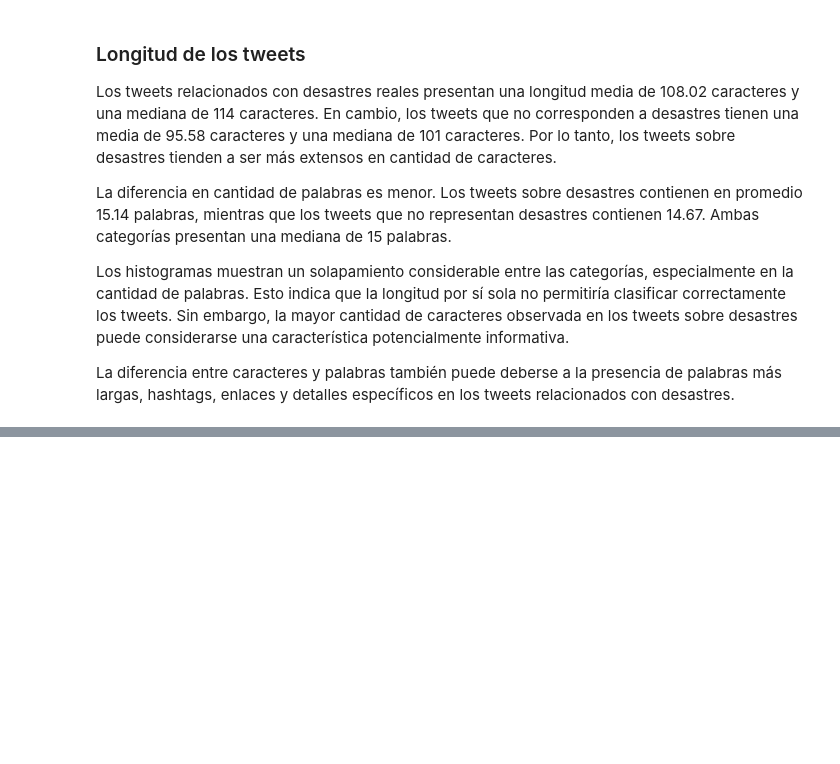
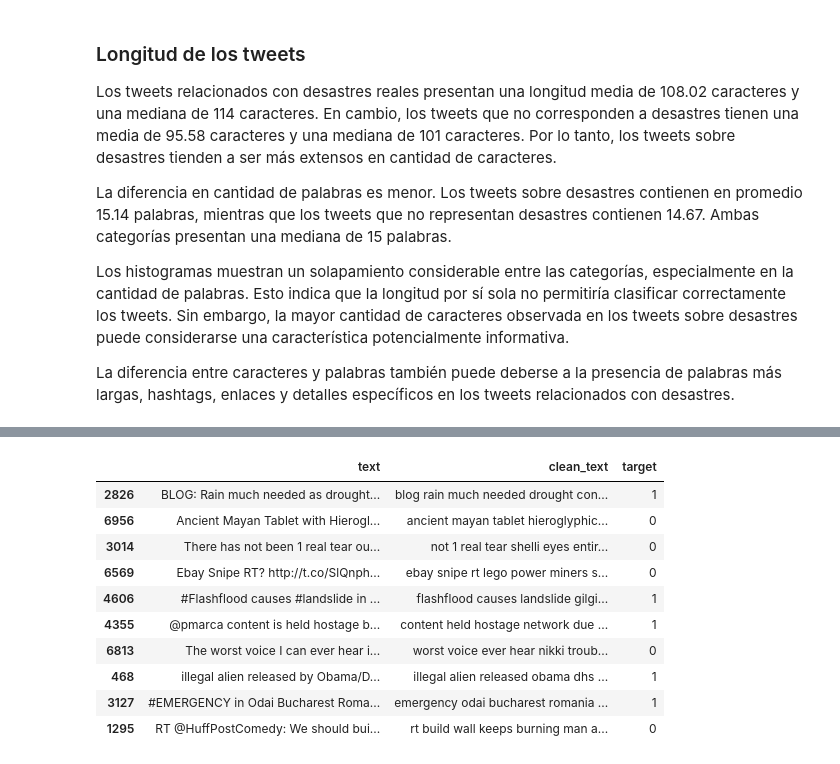
Before and after one commit to tismajo/CC3084-Laboratorio5, a Jupyter notebook: Laboratorio5.ipynb, the cells around one changed output, grey strips where cells are left out. Cells and saved outputs as stored; diff of their text form; code cells hidden in the pictures; blank space fills up the shorter version.

```diff
--- a/Laboratorio5.ipynb
+++ b/Laboratorio5.ipynb
@@ -470,0 +627,22 @@ La diferencia entre caracteres y palabras también puede deberse a la presencia
+# %%
+comparison = (
+    df_clean[
+        ["text", "clean_text", "target"]
+    ]
+    .sample(10, random_state=42)
+)
+
+pd.set_option("display.max_colwidth", 150)
+display(comparison)
+# %% [output]
+|  | text | clean_text | target |
+| 2826 | BLOG: Rain much needed as drought... | blog rain much needed drought con... | 1 |
+| 6956 | Ancient Mayan Tablet with Hierogl... | ancient mayan tablet hieroglyphic... | 0 |
+| 3014 | There has not been 1 real tear ou... | not 1 real tear shelli eyes entir... | 0 |
+| 6569 | Ebay Snipe RT? http://t.co/SlQnph... | ebay snipe rt lego power miners s... | 0 |
+| 4606 | #Flashflood causes #landslide in ... | flashflood causes landslide gilgi... | 1 |
+| 4355 | @pmarca content is held hostage b... | content held hostage network due ... | 1 |
+| 6813 | The worst voice I can ever hear i... | worst voice ever hear nikki troub... | 0 |
+| 468 | illegal alien released by Obama/D... | illegal alien released obama dhs ... | 1 |
+| 3127 | #EMERGENCY in Odai Bucharest Roma... | emergency odai bucharest romania ... | 1 |
+| 1295 | RT @HuffPostComedy: We should bui... | rt build wall keeps burning man a... | 0 |
```
Also changed, not shown: parts of 11 cells of this notebook.
